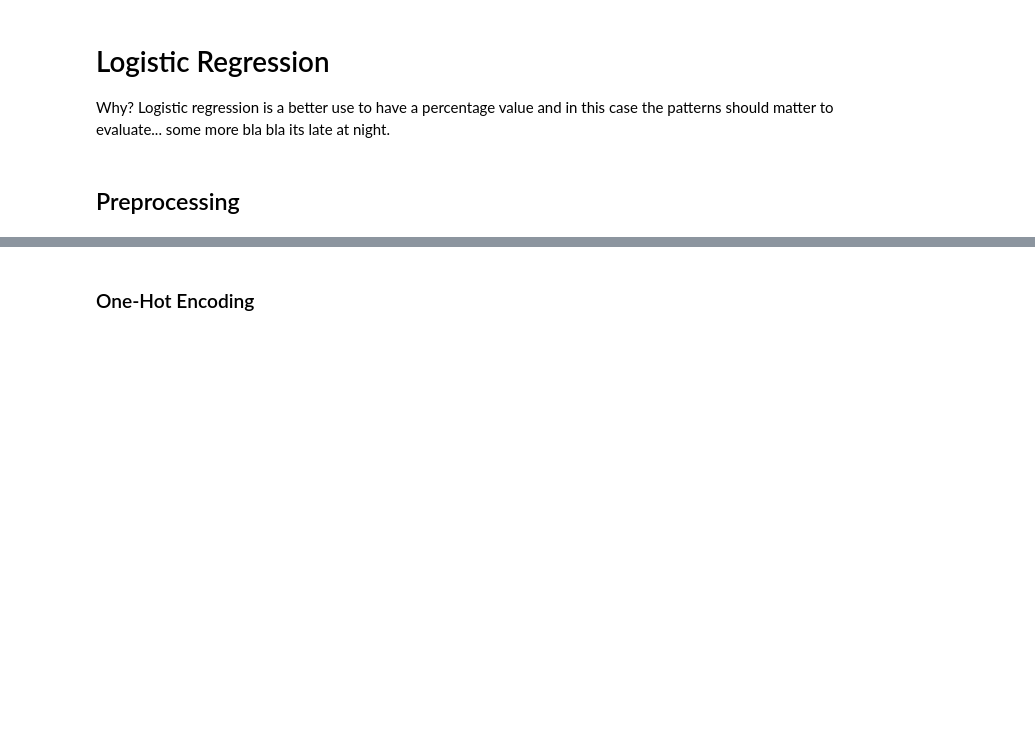
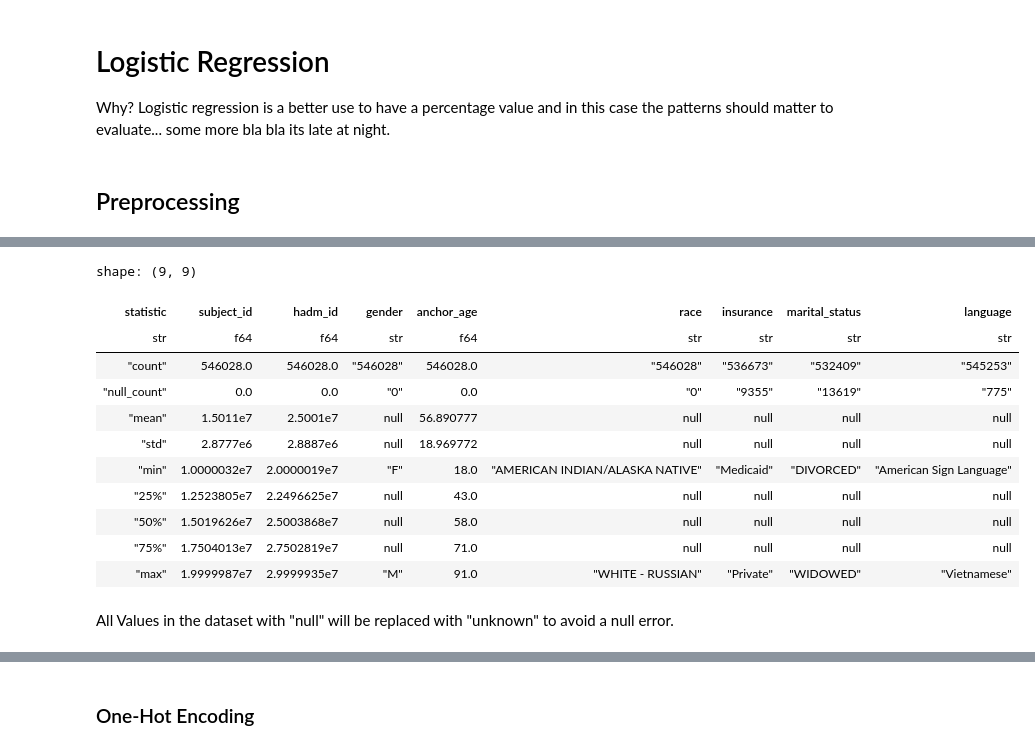
Before and after one commit to ayk-404/fs-thesis, a Jupyter notebook: data_analysis.ipynb, the cells around one changed output, grey strips where cells are left out. Cells and saved outputs as stored; diff of their text form; code cells hidden in the pictures; blank space fills up the shorter version.

```diff
--- a/data_analysis.ipynb
+++ b/data_analysis.ipynb
@@ -440 +441,18 @@ show(df,limit=True)
+# %%
+df_lr.describe()
+# %% [output]
+shape: (9, 9)
+| statistic | subject_id | hadm_id | gender | anchor_age | race | insurance | marital_status | language |
+| str | f64 | f64 | str | f64 | str | str | str | str |
+| "count" | 546028.0 | 546028.0 | "546028" | 546028.0 | "546028" | "536673" | "532409" | "545253" |
+| "null_count" | 0.0 | 0.0 | "0" | 0.0 | "0" | "9355" | "13619" | "775" |
+| "mean" | 1.5011e7 | 2.5001e7 | null | 56.890777 | null | null | null | null |
+| "std" | 2.8777e6 | 2.8887e6 | null | 18.969772 | null | null | null | null |
+| "min" | 1.0000032e7 | 2.0000019e7 | "F" | 18.0 | "AMERICAN INDIAN/ALASKA NATIVE" | "Medicaid" | "DIVORCED" | "American Sign Language" |
+| "25%" | 1.2523805e7 | 2.2496625e7 | null | 43.0 | null | null | null | null |
+| "50%" | 1.5019626e7 | 2.5003868e7 | null | 58.0 | null | null | null | null |
+| "75%" | 1.7504013e7 | 2.7502819e7 | null | 71.0 | null | null | null | null |
+| "max" | 1.9999987e7 | 2.9999935e7 | "M" | 91.0 | "WHITE - RUSSIAN" | "Private" | "WIDOWED" | "Vietnamese" |
+# %% [markdown]
+All Values in the dataset with "null" will be replaced with "unknown" to avoid a null error.
 # %%
```
Also changed, not shown: parts of 9 cells of this notebook.
